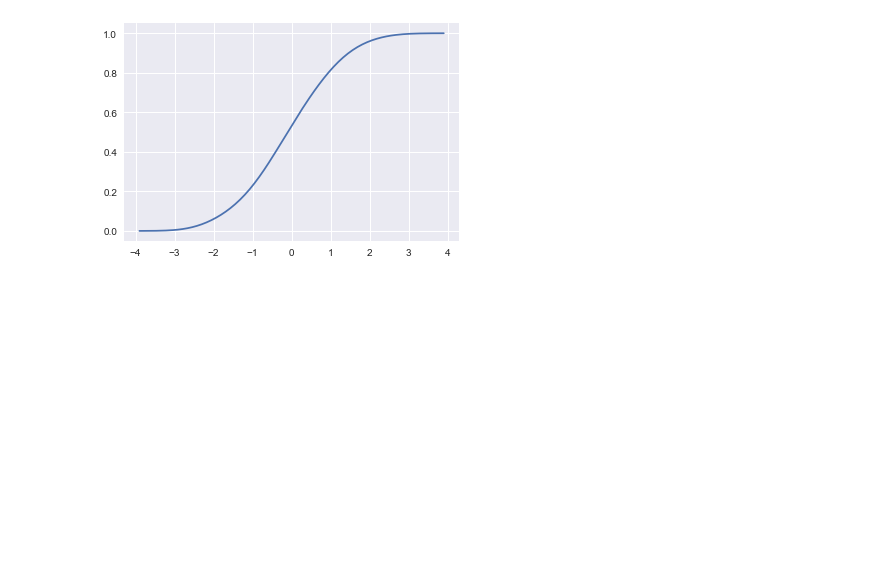
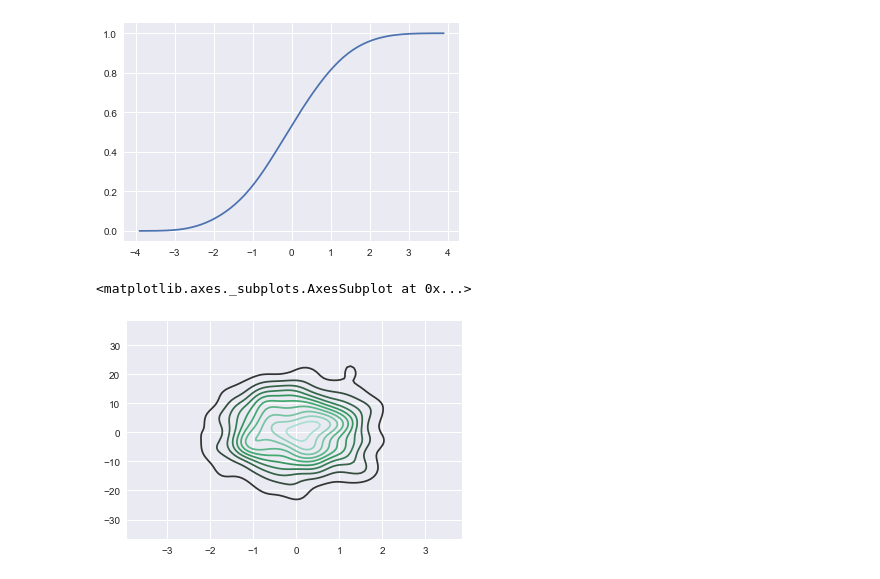
Before and after one commit to yudaiushiro/udemy_python_datascience, a Jupyter notebook: lec49.ipynb, the cells around one changed output. Saved outputs shown, nothing was run; the diff lists cells and outputs as text; code cells hidden in the pictures; blank space fills up the shorter version.

```diff
--- a/lec49.ipynb
+++ b/lec49.ipynb
@@ -96,3 +106,16 @@ sns.kdeplot(dataset,cumulative=True)
 # %% [output]
 <matplotlib.axes._subplots.AxesSubplot at 0x...>
 [figure]
+# %%
+mean = [0,0]
+
+cov = [[1,0],[0,100]]
+
+dataset2 = np.random.multivariate_normal(mean,cov,1000)
+
+dframe = pd.DataFrame(dataset2,columns=['X','Y'])
+
+sns.kdeplot(dframe)
+# %% [output]
+<matplotlib.axes._subplots.AxesSubplot at 0x...>
+[figure, added]
```
Also changed, not shown: parts of 6 cells of this notebook.
